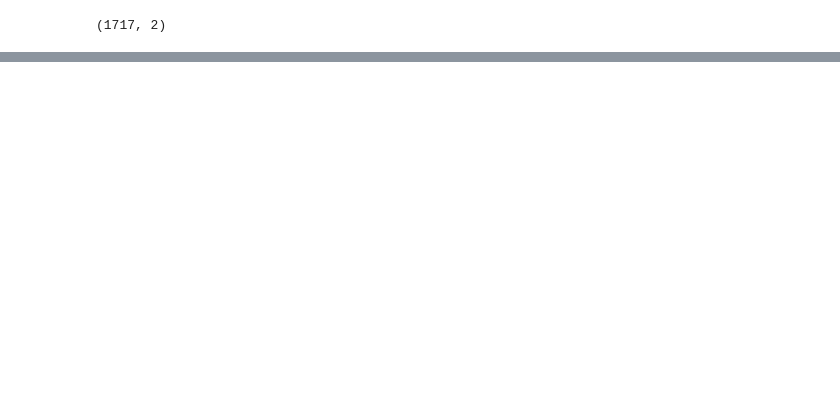
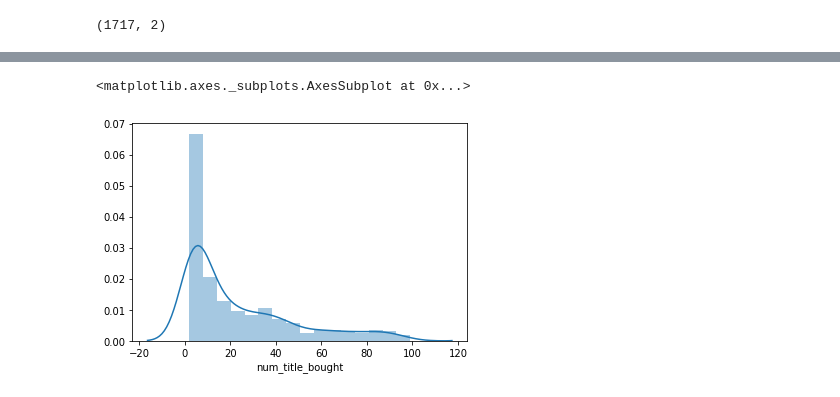
Before and after one commit to werlindo/comics_rx, a Jupyter notebook: comics_rx-2_eda.ipynb, the cells around one changed output, grey strips where cells are left out. Drawn from its saved outputs; the diff is of its cells as text; code cells hidden in the pictures; blank space fills up the shorter version.

```diff
--- a/comics_rx-2_eda.ipynb
+++ b/comics_rx-2_eda.ipynb
@@ -88,0 +129,11 @@ temp_df.shape
+# %%
+# Thresholds
+bottom = 1
+top = 100
+# %%
+small_df = temp_df.loc[(temp_df.num_title_bought > bottom) & (temp_df.num_title_bought < top)]
+# %%
+sns.distplot(small_df.num_title_bought)
+# %% [output]
+<matplotlib.axes._subplots.AxesSubplot at 0x...>
+[figure, added]
```
Also changed, not shown: parts of 23 cells of this notebook.
